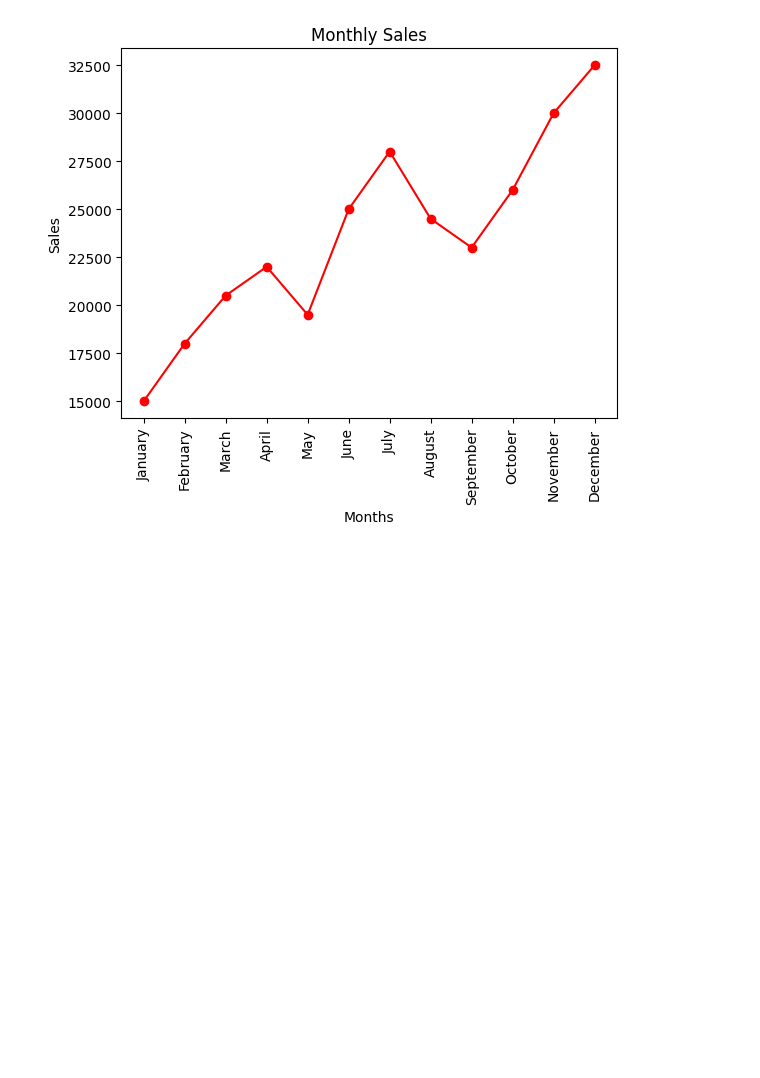
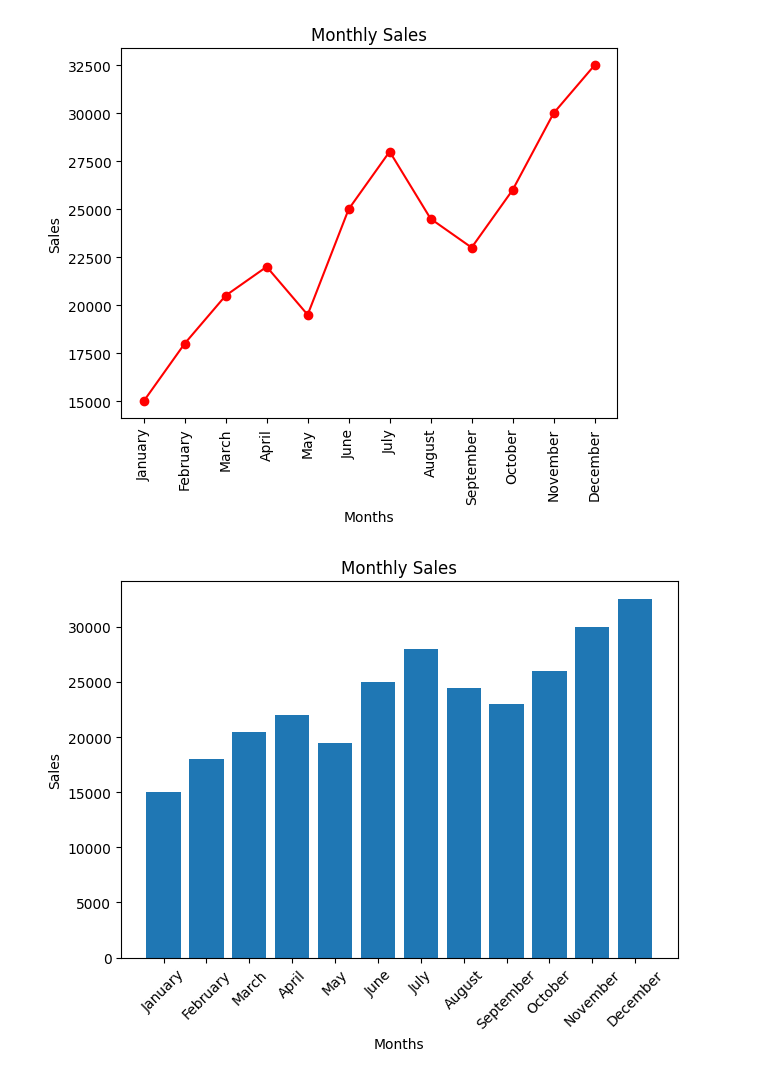
Before and after one commit to s4bih/a, a Jupyter notebook: data_visualisation.ipynb, the cells around one changed output. Cells and saved outputs as stored; diff of their text form; code cells hidden in the pictures; blank space fills up the shorter version.

```diff
--- a/data_visualisation.ipynb
+++ b/data_visualisation.ipynb
@@ -80,3 +80,14 @@ plt.title('Monthly Sales')
 plt.show()
 # %% [output]
 [figure]
+# %%
+plt.bar(months,sales)
+plt.xticks(rotation=45)
+plt.tight_layout()
+plt.xlabel('Months')
+plt.ylabel('Sales')
+plt.title('Monthly Sales')
+
+plt.show()
+# %% [output]
+[figure, added]
```
Also changed, not shown: parts of 5 cells of this notebook.
